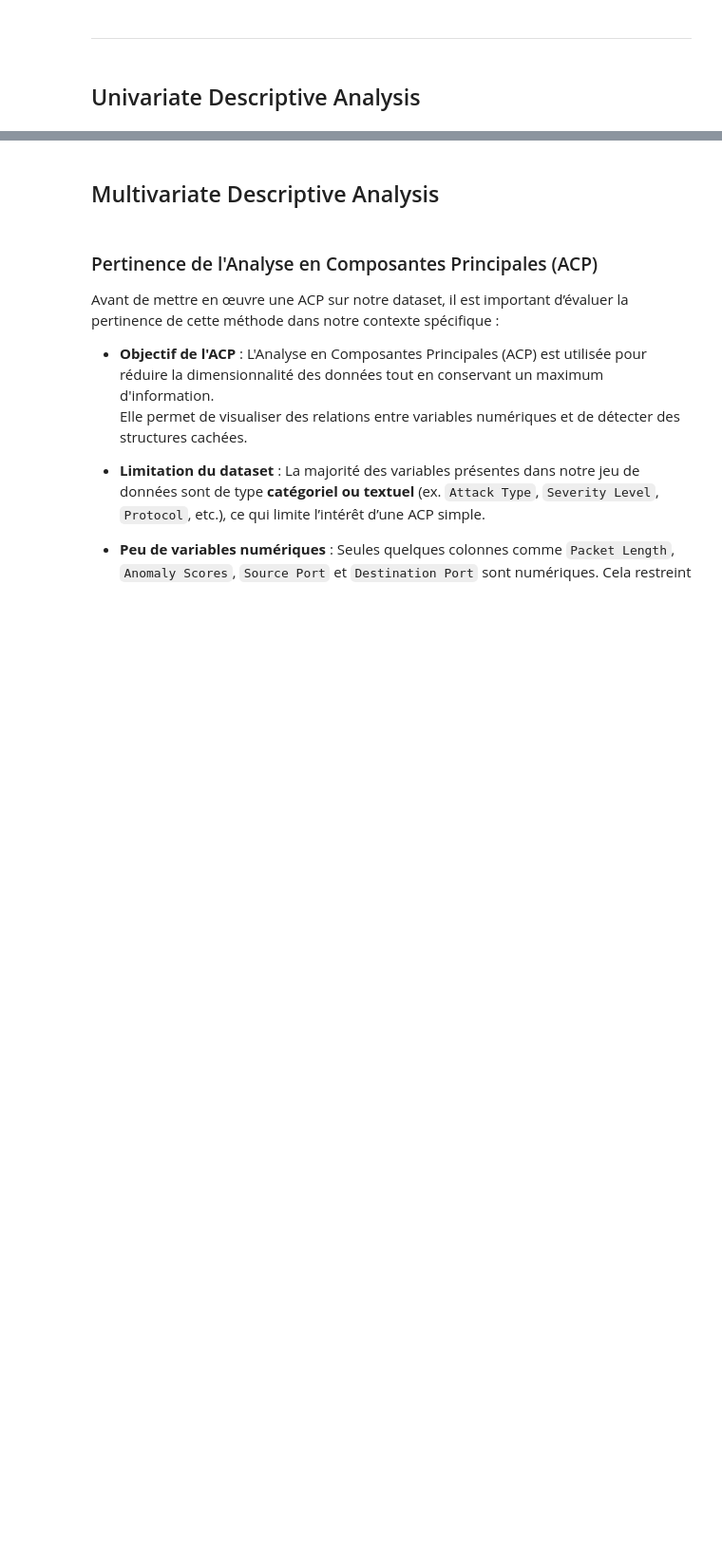
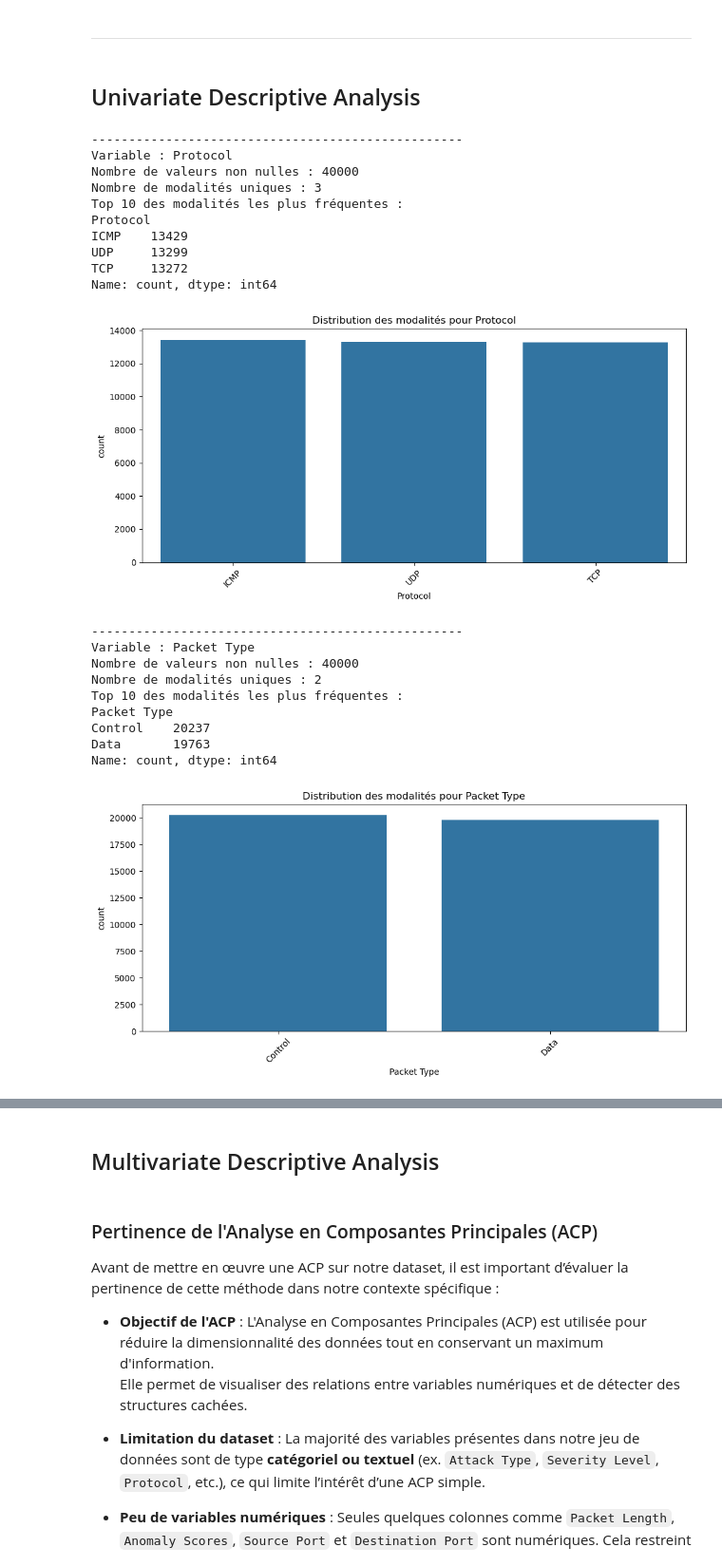
Before and after one commit to Hamzazarai/Cybersecurity_Data_Analysis, a Jupyter notebook: notebooks/Cybersecurity Data Analysis.ipynb, the cells around one changed output, grey strips where cells are left out. Shown at 95% size. Drawn from its saved outputs; the diff is of its cells as text; code cells hidden in the pictures; blank space fills up the shorter version.

```diff
--- a/notebooks/Cybersecurity Data Analysis.ipynb
+++ b/notebooks/Cybersecurity Data Analysis.ipynb
@@ -212,23 +202,3 @@ cleaned_data['Hour'] = cleaned_data["Timestamp"].dt.hour
 cleaned_data['Minute'] = cleaned_data["Timestamp"].dt.minute
 cleaned_data['Second'] = cleaned_data["Timestamp"].dt.second
 cleaned_data['DayOfWeek'] = cleaned_data["Timestamp"].dt.dayofweek
-# %%
-variables = [
-    'Protocol', 'Packet Type', 'Traffic Type',
-    'Malware Indicators', 'Log Source', 'Browser',
-    'Platform', 'Year'
-]
-
-print("*"*50)
-
-
-for var in variables:
-    if var in cleaned_data.columns:
-        print(f"\n--- {var} ---")
-
-        # Cas spécial pour l'année
-        if var == 'Year':
-            print(f"Plage : {cleaned_data['Year'].min()} à {cleaned_data['Year'].max()}")
-        else:
-            # Affiche les 10 valeurs les plus fréquentes
-            print(cleaned_data[var].value_counts().head(10))
@@ -257,3 +209,63 @@ cleaned_data.to_csv(new_path)
 ---
 # %% [markdown]
 ## Univariate Descriptive Analysis
+# %%
+
+
+# Liste des variables catégorielles
+variables_categorielles = [
+      'Protocol',
+    'Packet Type', 'Traffic Type', 'Payload Data', 'Malware Indicators','Platform','Browser',
+    'Alerts/Warnings', 'Attack Type', 'Attack Signature', 'Action Taken',
+    'Severity Level', 'Device Information',
+    'Network Segment',
+    'Firewall Logs', 'IDS/IPS Alerts', 'Log Source'
+]
+
+
+for var in variables_categorielles:
+    if var in cleaned_data.columns:
+        print(f"\n{'-'*50}\nVariable : {var}")
+
+
+        non_null_count = cleaned_data[var].notnull().sum()
+        print(f"Nombre de valeurs non nulles : {non_null_count}")
+
+
+        unique_values = cleaned_data[var].nunique(dropna=True)
+        print(f"Nombre de modalités uniques : {unique_values}")
+
+
+        top_modalities = cleaned_data[var].value_counts(dropna=True).head(10)
+        print("Top 10 des modalités les plus fréquentes :")
+        print(top_modalities)
+
+        # Visualisation : diagramme en barres des modalités les plus fréquentes
+        plt.figure(figsize=(10, 5))
+        sns.countplot(data=cleaned_data, x=var, order=top_modalities.index)
+        plt.title(f"Distribution des modalités pour {var}")
+        plt.xticks(rotation=45)
+        plt.tight_layout()
+        plt.show()
+# %% [output]
+--------------------------------------------------
+Variable : Protocol
+Nombre de valeurs non nulles : 40000
+Nombre de modalités uniques : 3
+Top 10 des modalités les plus fréquentes :
+Protocol
+ICMP    13429
+UDP     13299
+TCP     13272
+Name: count, dtype: int64
+[figure, added]
+--------------------------------------------------
+Variable : Packet Type
+Nombre de valeurs non nulles : 40000
+Nombre de modalités uniques : 2
+Top 10 des modalités les plus fréquentes :
+Packet Type
+Control    20237
+Data       19763
+Name: count, dtype: int64
+[figure, added]
```
Also changed, not shown: parts of 6 cells of this notebook.
